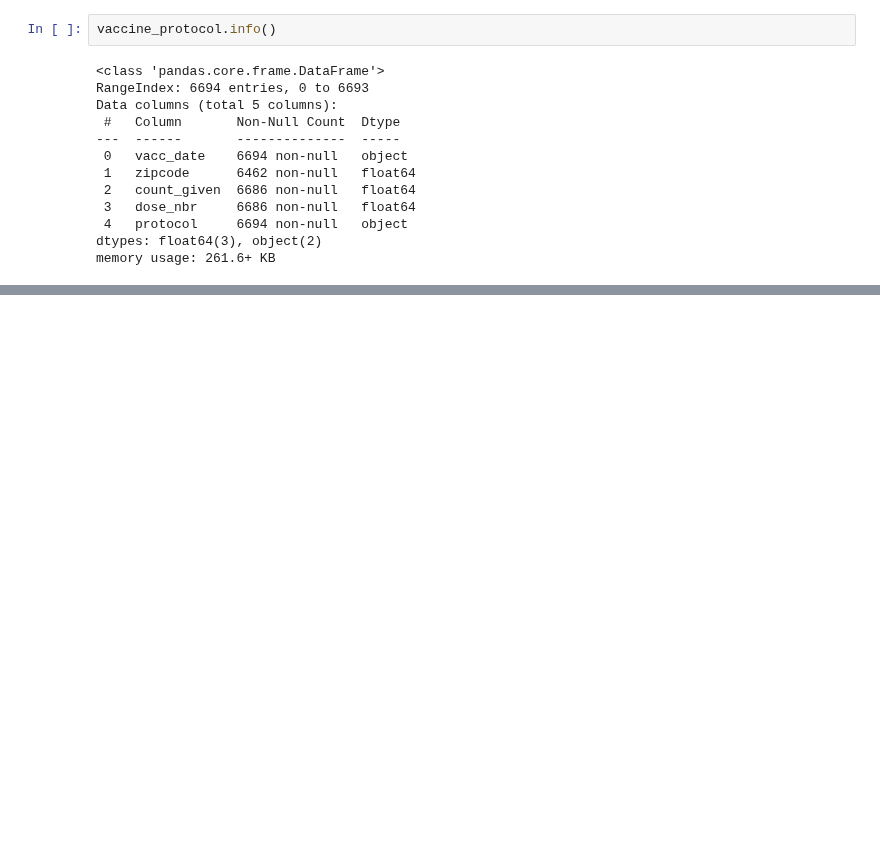
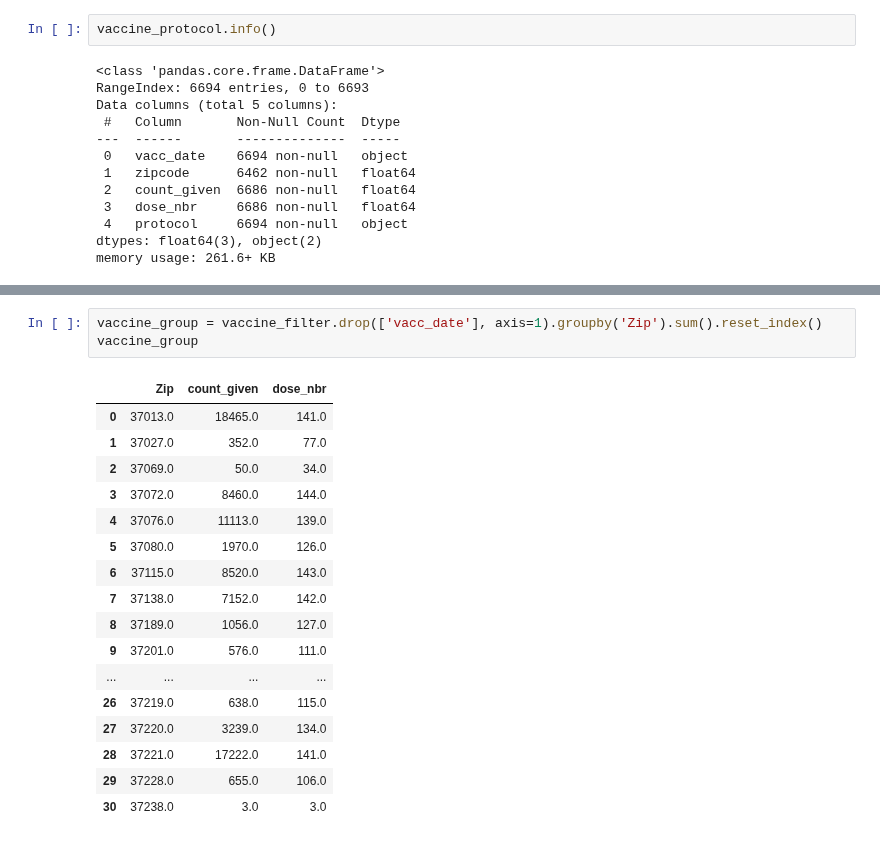
Before and after one commit to ryanhilber93/nash-covid-cases-vaccines-hot_chickens, a Jupyter notebook: data/COVID_Project.ipynb, the cells around one changed output, grey strips where cells are left out. Cells and saved outputs as stored; diff of their text form; blank space fills up the shorter version.

```diff
--- a/data/COVID_Project.ipynb
+++ b/data/COVID_Project.ipynb
@@ -142,0 +115,21 @@ memory usage: 261.6+ KB
+# %%
+vaccine_group = vaccine_filter.drop(['vacc_date'], axis=1).groupby('Zip').sum().reset_index()
+vaccine_group
+# %% [output]
+|  | Zip | count_given | dose_nbr |
+| 0 | 37013.0 | 18465.0 | 141.0 |
+| 1 | 37027.0 | 352.0 | 77.0 |
+| 2 | 37069.0 | 50.0 | 34.0 |
+| 3 | 37072.0 | 8460.0 | 144.0 |
+| 4 | 37076.0 | 11113.0 | 139.0 |
+| 5 | 37080.0 | 1970.0 | 126.0 |
+| 6 | 37115.0 | 8520.0 | 143.0 |
+| 7 | 37138.0 | 7152.0 | 142.0 |
+| 8 | 37189.0 | 1056.0 | 127.0 |
+| 9 | 37201.0 | 576.0 | 111.0 |
+| ... | ... | ... | ... |
+| 26 | 37219.0 | 638.0 | 115.0 |
+| 27 | 37220.0 | 3239.0 | 134.0 |
+| 28 | 37221.0 | 17222.0 | 141.0 |
+| 29 | 37228.0 | 655.0 | 106.0 |
+| 30 | 37238.0 | 3.0 | 3.0 |
```
Also changed, not shown: parts of 17 cells of this notebook, 3 other files.
